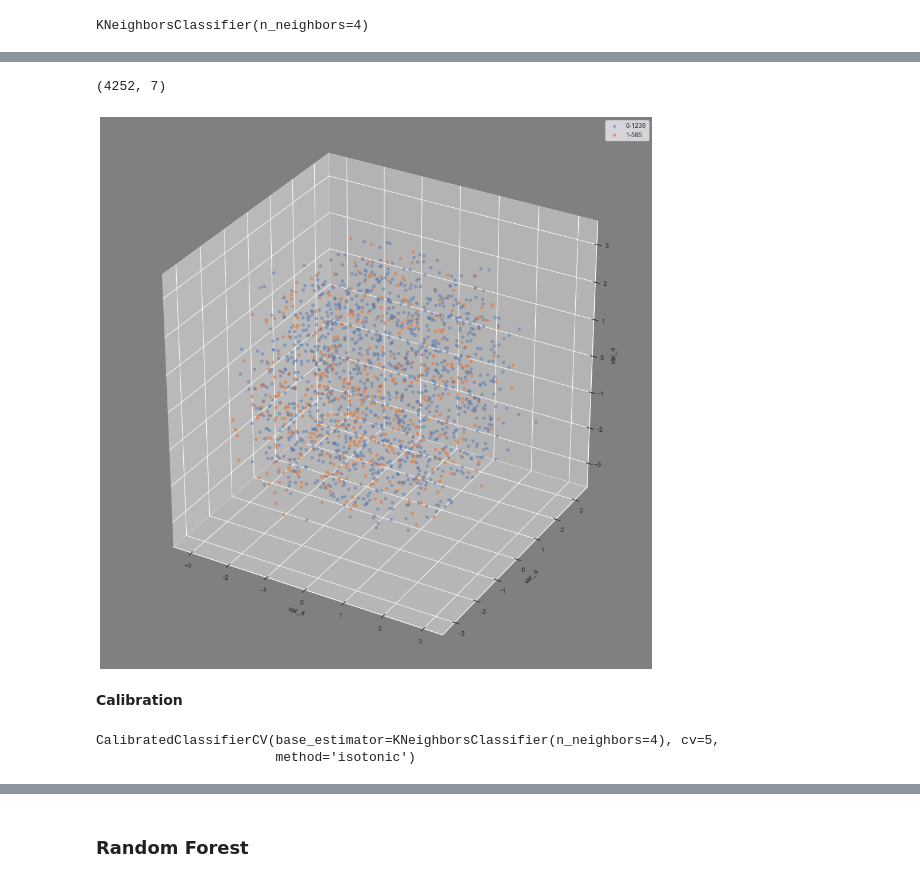
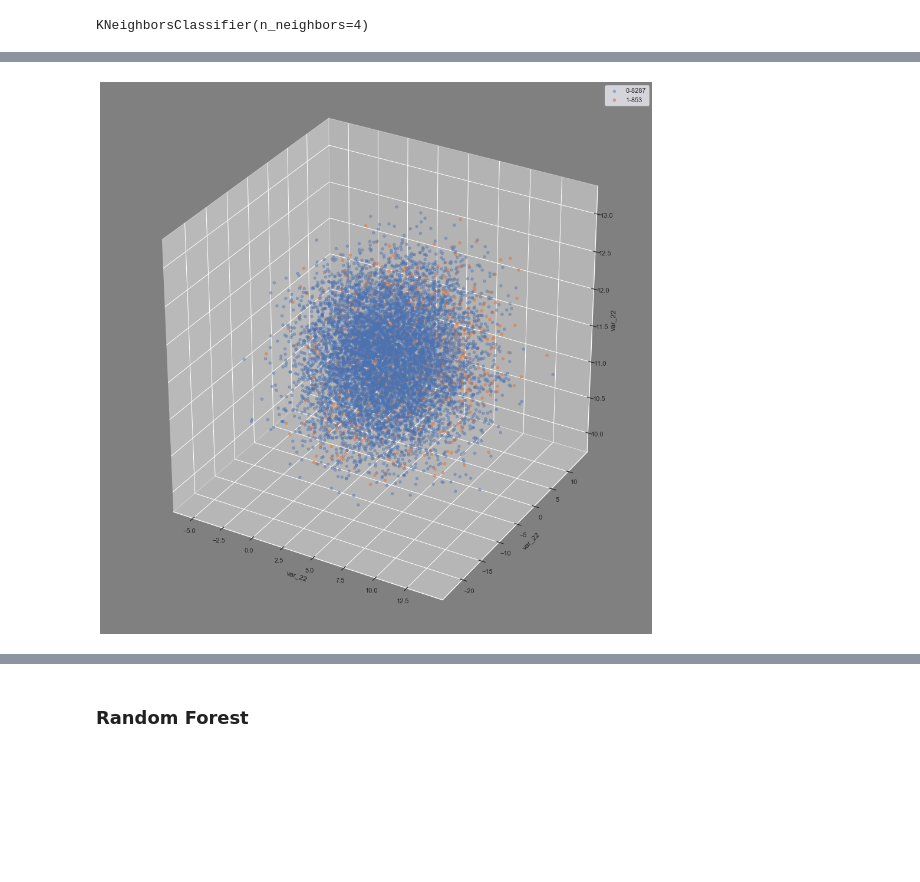
Before and after one commit to miguelmayhem92/Kaggle-Santander-Prediction-Customer-Transaction, a Jupyter notebook: CST_modeling.ipynb, the cells around one changed output, grey strips where cells are left out. Cells and saved outputs as stored; diff of their text form; code cells hidden in the pictures; blank space fills up the shorter version.

```diff
--- a/CST_modeling.ipynb
+++ b/CST_modeling.ipynb
@@ -124 +138,3 @@ validation_dataset_section1_balanced =  balance_validation(validation_dataset_se
+# %%
+validation_dataset_balanced =  balance_validation(validation_dataset_section, 1500)
 # %%
@@ -130,7 +146,7 @@ target
 Name: mahalanobis, dtype: int64
 # %%
-X_train = train_dataset_section1_aug[numerical_features + ['mahalanobis']]
-Y_train = train_dataset_section1_aug['target']
+X_train = train_dataset_section_aug[numerical_features + ['mahalanobis']]
+Y_train = train_dataset_section_aug['target']
 
-X_val = validation_dataset_section1_balanced[numerical_features + ['mahalanobis']]
-Y_val = validation_dataset_section1_balanced['target']
+X_val = validation_dataset_balanced[numerical_features + ['mahalanobis']]
+Y_val = validation_dataset_balanced['target']
@@ -139,3 +152,0 @@ Y_val = validation_dataset_section1_balanced['target']
-# %%
-my_svm = svm.SVC(C = 1.0, kernel = 'rbf', gamma = 0.35, probability = True)
-my_svm.fit(X_train, Y_train)
@@ -175,3 +152,0 @@ threeD_plot(validation_set_pred,['var_4', 'var_12', 'var_46'], fraq = 1.00)
-# %%
-calibrated_svm = CalibratedClassifierCV(my_svm, method='isotonic', cv=5)
-calibrated_svm.fit(X_train, Y_train)
@@ -212,19 +178,7 @@ conf_mat
-# %%
-validation_dataset_section1.shape
-# %% [output]
-(4252, 7)
 # %%
-validation_set_pred = validation_dataset_section1_balanced.copy()
+validation_set_pred = validation_dataset_balanced.copy()
 validation_set_pred['target'] = predictions_validation
 
-threeD_plot(validation_set_pred,['var_4', 'var_12', 'var_46'], fraq = 1.00)
+threeD_plot(validation_set_pred,['var_22','var_26','var_34'], fraq = 1.00)
 # %% [output]
-[figure, old version]
+[figure, new version]
-# %% [markdown]
-<b> Calibration
-# %%
-calibrated_knn = CalibratedClassifierCV(knneig, method='isotonic', cv=5)
-calibrated_knn.fit(X_train, Y_train)
-# %% [output]
-CalibratedClassifierCV(base_estimator=KNeighborsClassifier(n_neighbors=4), cv=5,
-                       method='isotonic')
```
Also changed, not shown: parts of 134 cells of this notebook, 1 other file.
